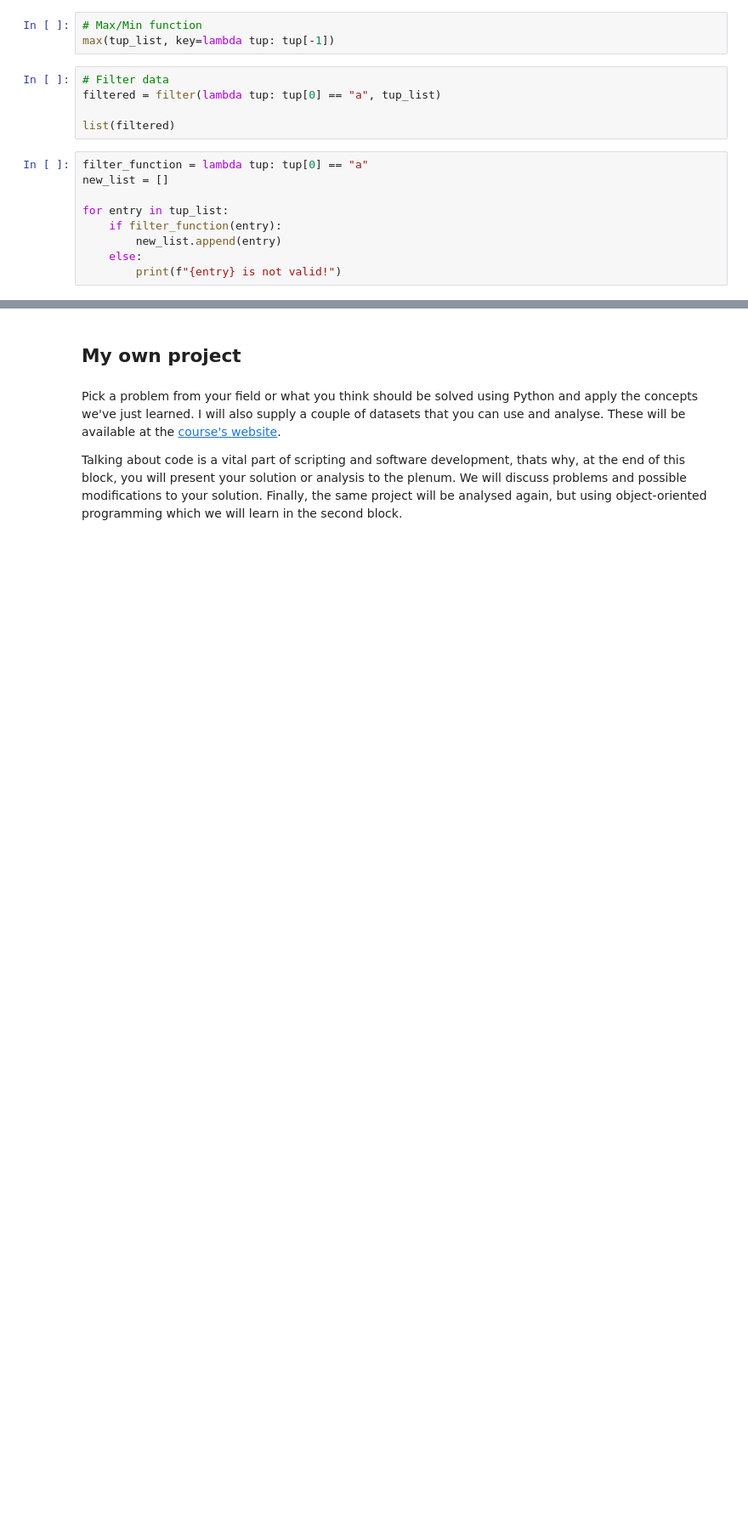
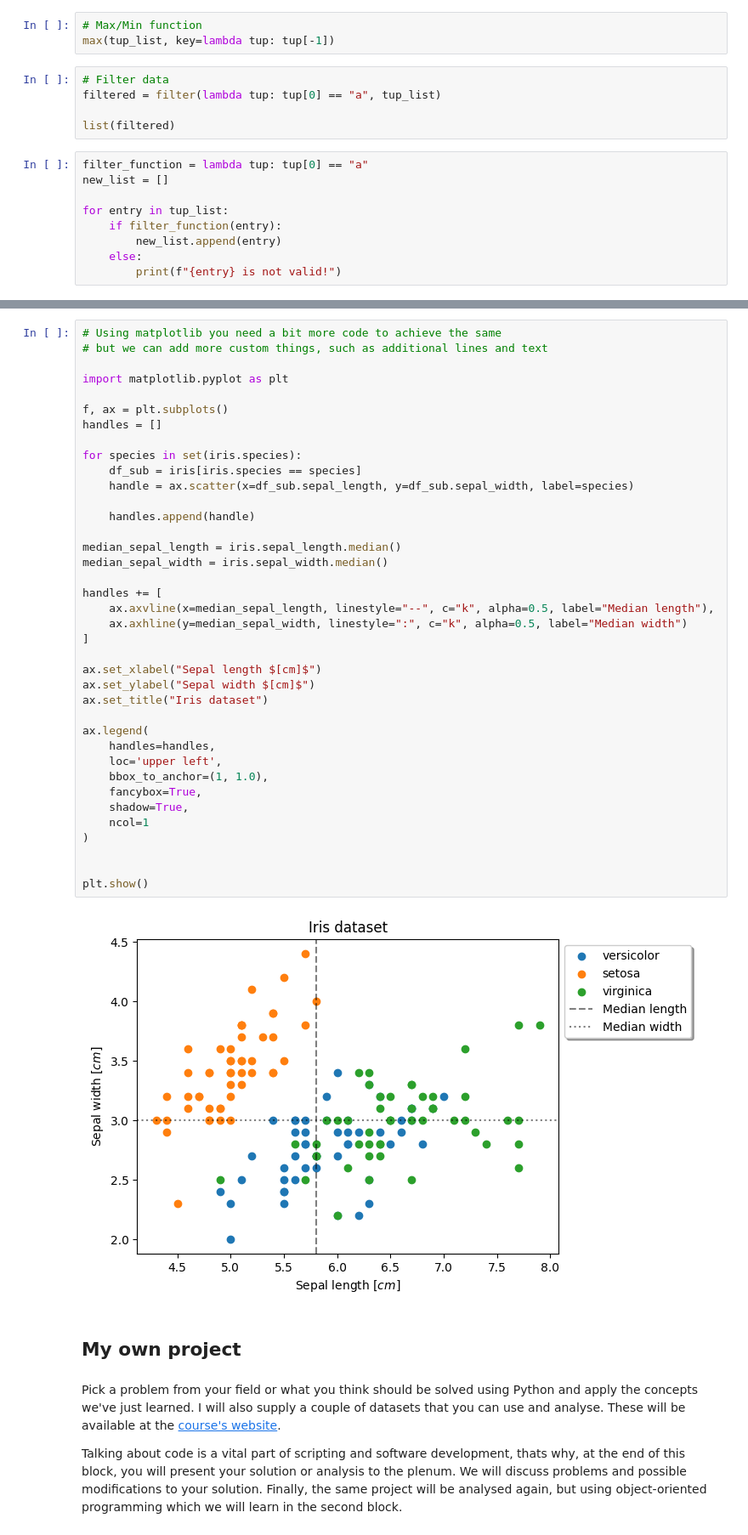
Before and after one commit to JR-1991/PythonProgrammingBio24, a Jupyter notebook: notebooks/Seminar_004.ipynb, the cells around one changed output, grey strips where cells are left out. Shown at 85% size. Drawn from its saved outputs; the diff is of its cells as text; blank space fills up the shorter version.

```diff
--- a/notebooks/Seminar_004.ipynb
+++ b/notebooks/Seminar_004.ipynb
@@ -87,3 +108,43 @@ for entry in tup_list:
+# %%
+# Using matplotlib you need a bit more code to achieve the same
+# but we can add more custom things, such as additional lines and text
+
+import matplotlib.pyplot as plt
+
+f, ax = plt.subplots()
+handles = []
+
+for species in set(iris.species):
+    df_sub = iris[iris.species == species]
+    handle = ax.scatter(x=df_sub.sepal_length, y=df_sub.sepal_width, label=species)
+
+    handles.append(handle)
+
+median_sepal_length = iris.sepal_length.median()
+median_sepal_width = iris.sepal_width.median()
+
+handles += [
+    ax.axvline(x=median_sepal_length, linestyle="--", c="k", alpha=0.5, label="Median length"),
+    ax.axhline(y=median_sepal_width, linestyle=":", c="k", alpha=0.5, label="Median width")
+]
+
+ax.set_xlabel("Sepal length $[cm]$")
+ax.set_ylabel("Sepal width $[cm]$")
+ax.set_title("Iris dataset")
+
+ax.legend(
+    handles=handles,
+    loc='upper left',
+    bbox_to_anchor=(1, 1.0),
+    fancybox=True,
+    shadow=True,
+    ncol=1
+)
+
+
+plt.show()
+# %% [output]
+[figure, added]
 # %% [markdown]
 ## My own project
 # %% [markdown]
```
Also changed, not shown: parts of 6 cells of this notebook.
